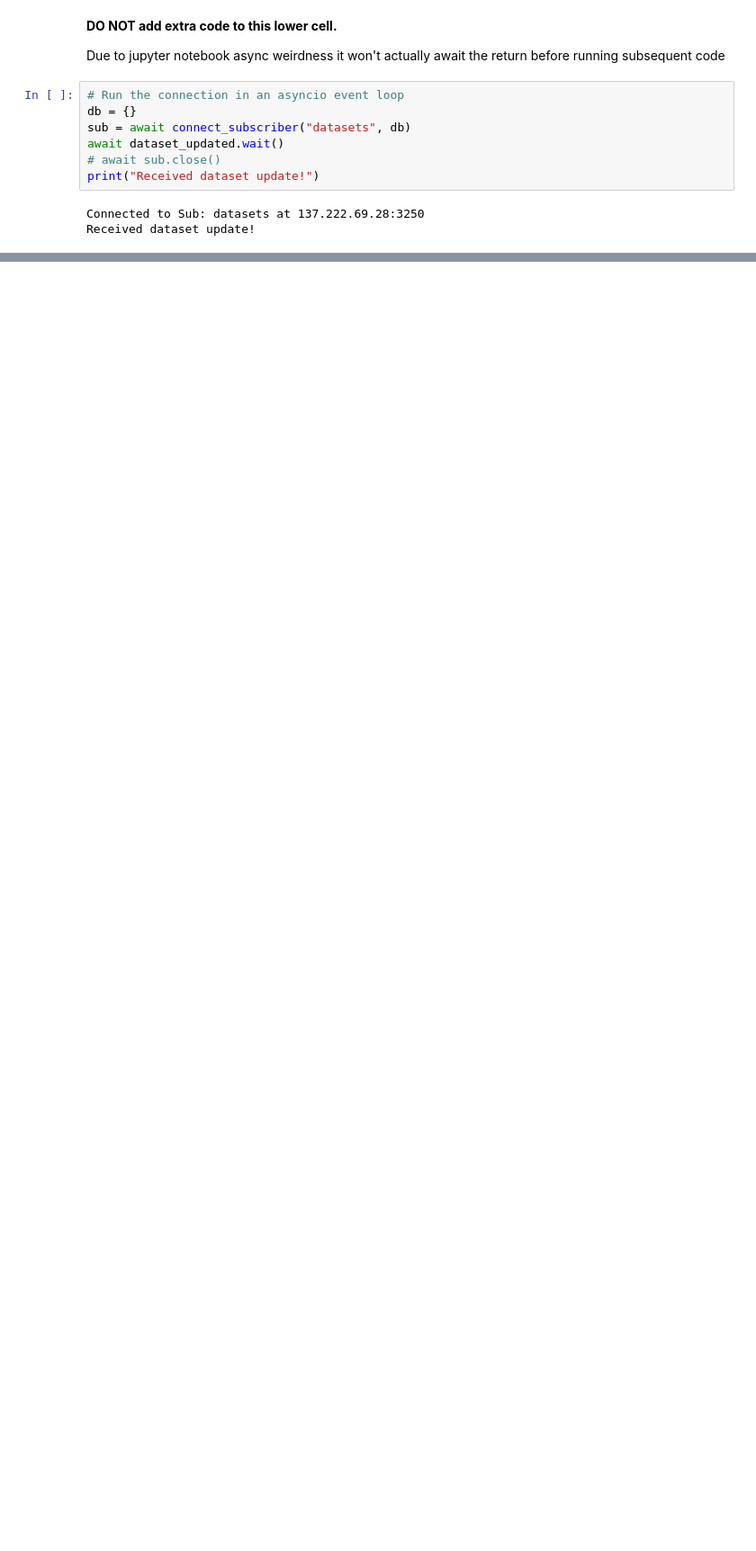
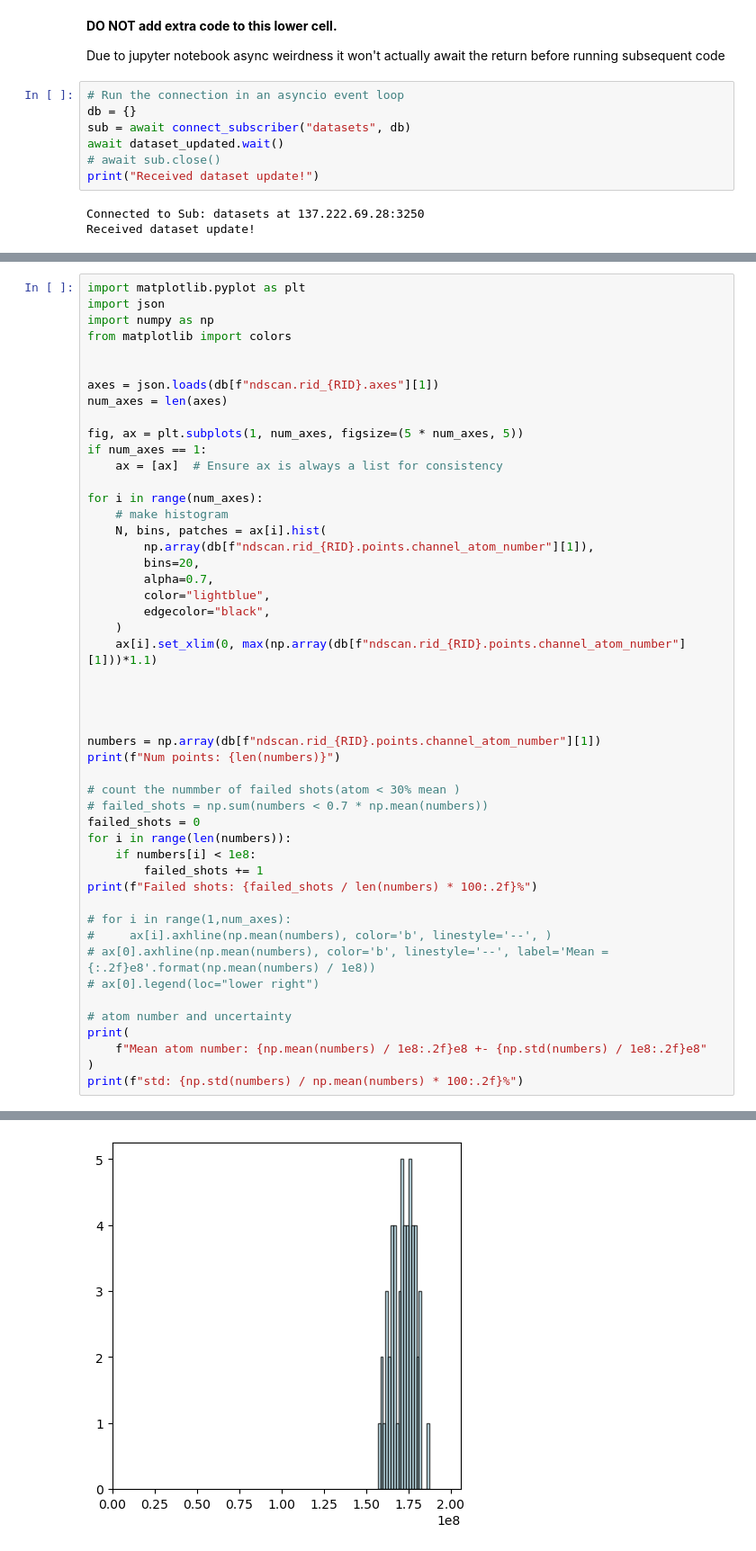
Before and after one commit to harrykendell/ARTIQ, a Jupyter notebook: analysis/testing.ipynb, the cells around one changed output, grey strips where cells are left out. Shown at 90% size. Saved outputs shown, nothing was run; the diff lists cells and outputs as text; blank space fills up the shorter version.

```diff
--- a/analysis/testing.ipynb
+++ b/analysis/testing.ipynb
@@ -66 +66,51 @@ Selected RID: 26851 from ['26851']
 Dataset keys: ['fastino.leds', 'fastino.voltages', 'mirny.atts', 'mirny.en_almazny', 'mirny.en_outs', 'mirny.freqs', 'suservo.Gls', 'suservo.Is', 'suservo.Ps', 'suservo.atts', 'suservo.calib_gains', ' ...
+# %%
+import matplotlib.pyplot as plt
+import json
+import numpy as np
+from matplotlib import colors
+
+
+axes = json.loads(db[f"ndscan.rid_{RID}.axes"][1])
+num_axes = len(axes)
+
+fig, ax = plt.subplots(1, num_axes, figsize=(5 * num_axes, 5))
+if num_axes == 1:
+    ax = [ax]  # Ensure ax is always a list for consistency
+
+for i in range(num_axes):
+    # make histogram
+    N, bins, patches = ax[i].hist(
+        np.array(db[f"ndscan.rid_{RID}.points.channel_atom_number"][1]),
+        bins=20,
+        alpha=0.7,
+        color="lightblue",
+        edgecolor="black",
+    )
+    ax[i].set_xlim(0, max(np.array(db[f"ndscan.rid_{RID}.points.channel_atom_number"][1]))*1.1)
+
+
+
+
+numbers = np.array(db[f"ndscan.rid_{RID}.points.channel_atom_number"][1])
+print(f"Num points: {len(numbers)}")
+
+# count the nummber of failed shots(atom < 30% mean )
+# failed_shots = np.sum(numbers < 0.7 * np.mean(numbers))
+failed_shots = 0
+for i in range(len(numbers)):
+    if numbers[i] < 1e8:
+        failed_shots += 1
+print(f"Failed shots: {failed_shots / len(numbers) * 100:.2f}%")
+
+# for i in range(1,num_axes):
+#     ax[i].axhline(np.mean(numbers), color='b', linestyle='--', )
+# ax[0].axhline(np.mean(numbers), color='b', linestyle='--', label='Mean = {:.2f}e8'.format(np.mean(numbers) / 1e8))
+# ax[0].legend(loc="lower right")
+
+# atom number and uncertainty
+print(
+    f"Mean atom number: {np.mean(numbers) / 1e8:.2f}e8 +- {np.std(numbers) / 1e8:.2f}e8"
+)
+print(f"std: {np.std(numbers) / np.mean(numbers) * 100:.2f}%")
+# %% [output]
@@ -66,0 +121 @@ Dataset keys: ['fastino.leds', 'fastino.voltages', 'mirny.atts', 'mirny.en_almaz
+[figure, added]
```
Also changed, not shown: parts of 6 cells of this notebook, 2 other files.
